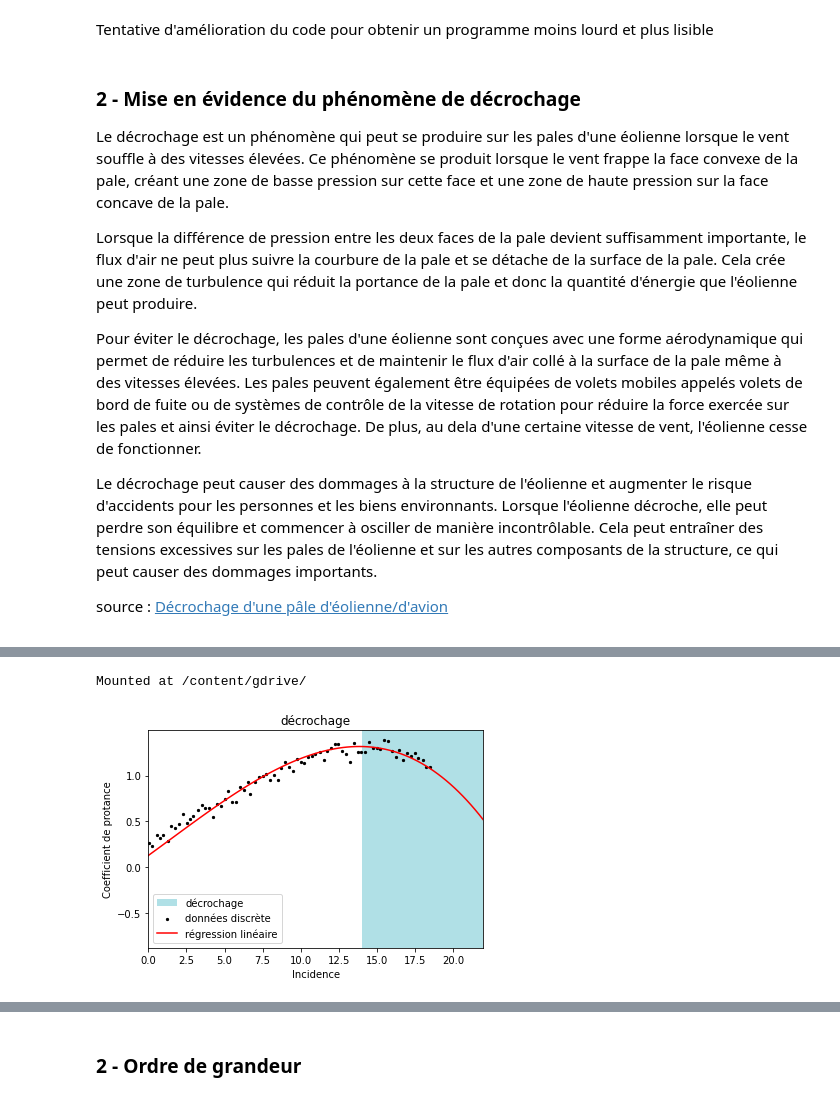
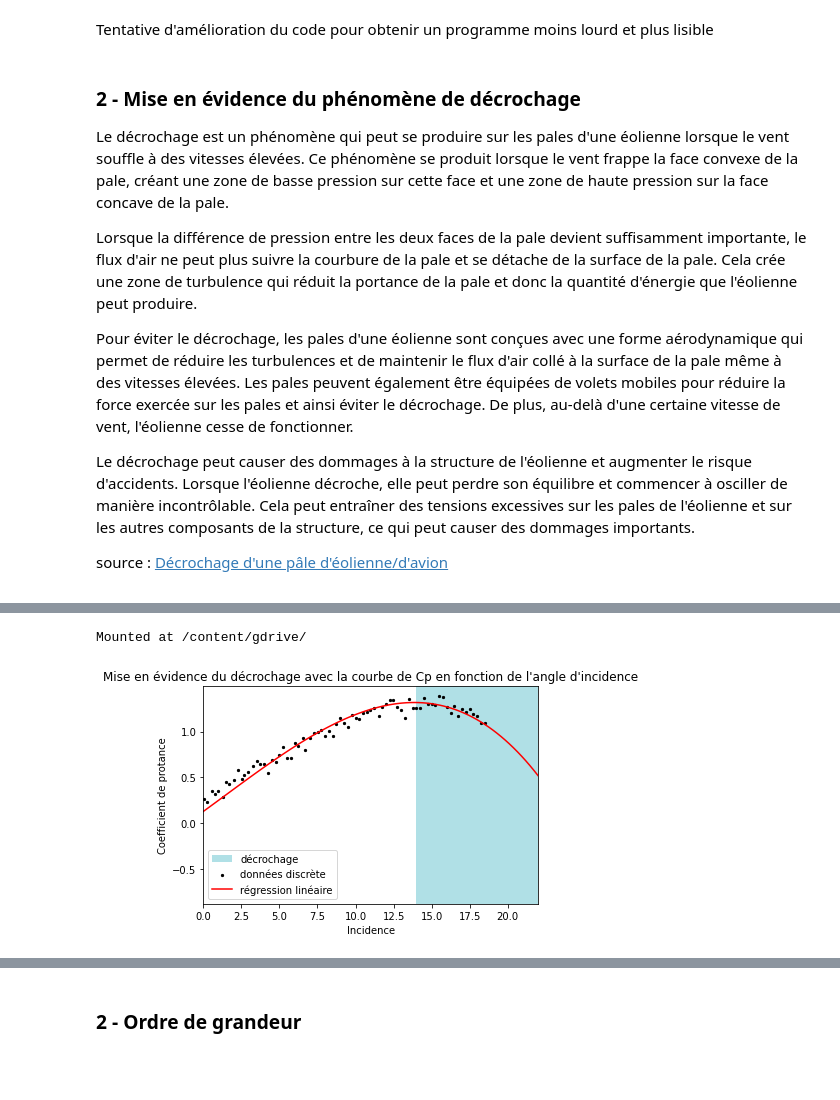
Before and after one commit to thomas-barrais/Projet-Eolienne, a Jupyter notebook: Groupe08_ProjetEol.ipynb, the cells around one changed output, grey strips where cells are left out. Drawn from its saved outputs; the diff is of its cells as text; code cells hidden in the pictures; blank space fills up the shorter version.

```diff
--- a/Groupe08_ProjetEol.ipynb
+++ b/Groupe08_ProjetEol.ipynb
@@ -374,9 +374,9 @@ Cd = 0.016134804219782244
 
 Lorsque la différence de pression entre les deux faces de la pale devient suffisamment importante, le flux d'air ne peut plus suivre la courbure de la pale et se détache de la surface de la pale. Cela crée une zone de turbulence qui réduit la portance de la pale et donc la quantité d'énergie que l'éolienne peut produire.
 
-Pour éviter le décrochage, les pales d'une éolienne sont conçues avec une forme aérodynamique qui permet de réduire les turbulences et de maintenir le flux d'air collé à la surface de la pale même à des vitesses élevées. Les pales peuvent également être équipées de volets mobiles appelés volets de bord de fuite ou de systèmes de contrôle de la vitesse de rotation pour réduire la force exercée sur les pales et ainsi éviter le décrochage. De plus, au dela d'une certaine vitesse de vent, l'éolienne cesse de fonctionner.
+Pour éviter le décrochage, les pales d'une éolienne sont conçues avec une forme aérodynamique qui permet de réduire les turbulences et de maintenir le flux d'air collé à la surface de la pale même à des vitesses élevées. Les pales peuvent également être équipées de volets mobiles pour réduire la force exercée sur les pales et ainsi éviter le décrochage. De plus, au-delà d'une certaine vitesse de vent, l'éolienne cesse de fonctionner.
 
-Le décrochage peut causer des dommages à la structure de l'éolienne et augmenter le risque d'accidents pour les personnes et les biens environnants. Lorsque l'éolienne décroche, elle peut perdre son équilibre et commencer à osciller de manière incontrôlable. Cela peut entraîner des tensions excessives sur les pales de l'éolienne et sur les autres composants de la structure, ce qui peut causer des dommages importants.
+Le décrochage peut causer des dommages à la structure de l'éolienne et augmenter le risque d'accidents. Lorsque l'éolienne décroche, elle peut perdre son équilibre et commencer à osciller de manière incontrôlable. Cela peut entraîner des tensions excessives sur les pales de l'éolienne et sur les autres composants de la structure, ce qui peut causer des dommages importants.
 
 source :
 <a href="http://xn--drmstrre-64ad.dk/wp-content/wind/miller/windpower%20web/fr/tour/wtrb/stall.htm#:~:text=Le%20d%C3%A9crochage%20peut%20avoir%20lieu%20si%20la%20surface,l%27extrados%2C%20m%C3%AAme%20lorsque%20l%27angle%20d%27attaque%20est%20assez%20petit"> Décrochage d'une pâle d'éolienne/d'avion </a>
@@ -390,9 +390,7 @@ from google.colab import drive
 drive.mount('/content/gdrive/', force_remount = True)
 import numpy as np
 import matplotlib.pyplot as plt
-import sys
 from sklearn.preprocessing import PolynomialFeatures
-from sklearn.linear_model import LinearRegression
 
 donnees2 = np.genfromtxt ('/content/gdrive/MyDrive/'+'naca_23012.txt', delimiter=',', names = True)
 
@@ -408,37 +406,37 @@ y2=np.array(cl)
 def puissance(x, y):
   return np.power(x, y)
 
-# regression lineaire
+# regression polynomiale
 def polynomial_regression(X, y, degree):
     X=X.reshape(-1,1)
     for i in range(2, degree + 1):
         X = np.c_[X, puissance(X[:, 0],i)]
 
     # Ajout d'une colonne de 1 pour le terme constant
     X = np.c_[np.ones(X.shape[0]), X]
 
     # Calcul des coefficients de régression
     beta = np.linalg.inv(X.T @ X) @ X.T @ y
     return beta
 
 beta = polynomial_regression(x, y2, 3)
 x_range = np.linspace(min(alpha), 22, 119)
 y_range = beta[0] + beta[1]*x_range + beta[2]*puissance(x_range, 2) + beta[3]*puissance(x_range, 3)
 
 # Affichage du décrochage
 plt.xlabel('Incidence')
 plt.ylabel('Coefficient de protance')
-plt.title('décrochage')
+plt.title("Mise en évidence du décrochage avec la courbe de Cp en fonction de l'angle d'incidence")
 plt.xlim(0, 22)
 ax = plt.gca()
 ax.axvspan(14, 22, facecolor='powderblue', label='décrochage')
 plt.scatter(x, y2, s=5, color='black', label='données discrète')
 plt.plot(x_range, y_range, color='r', label='régression linéaire')
 plt.legend()
 plt.show()
 # %% [output]
 Mounted at /content/gdrive/
-[figure, old version]
+[figure, new version]
 # %% [markdown]
 <h2 ID="Numérique"> II - Modèle numérique </h2>
 
```
Also changed, not shown: parts of 14 cells of this notebook.
